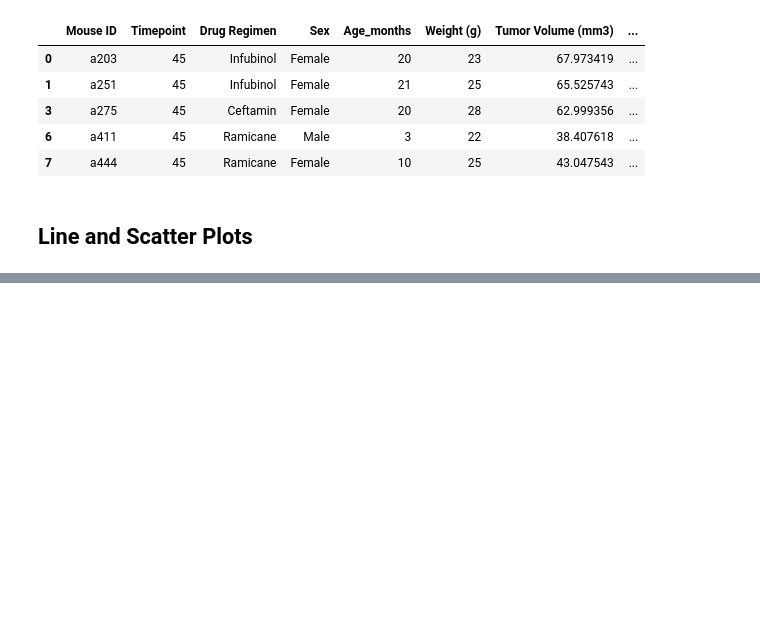
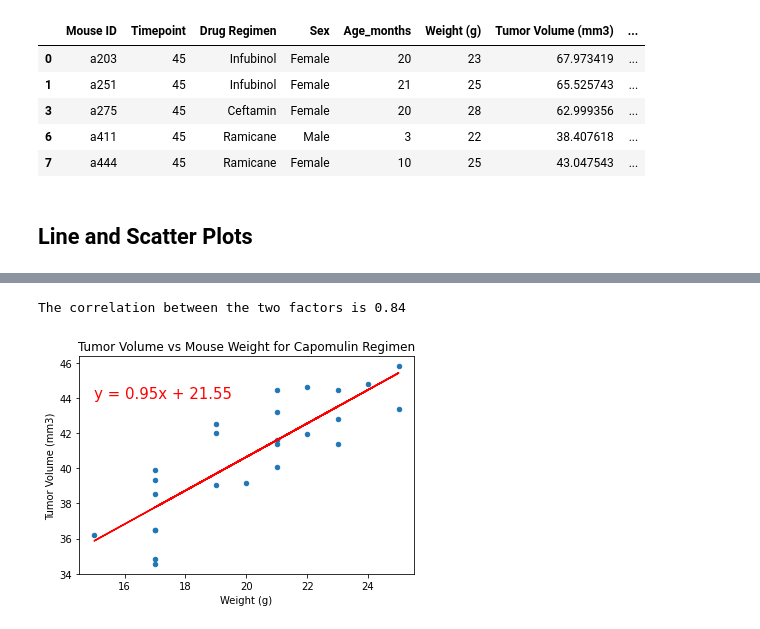
Before and after one commit to emeralddawns/Mouse-Tumor-Analysis, a Jupyter notebook: Pymaceuticals/Pymaceuticals.ipynb, the cells around one changed output, grey strips where cells are left out. Drawn from its saved outputs; the diff is of its cells as text; code cells hidden in the pictures; blank space fills up the shorter version.

```diff
--- a/Pymaceuticals/Pymaceuticals.ipynb
+++ b/Pymaceuticals/Pymaceuticals.ipynb
@@ -267,0 +285,23 @@ regimen = "Capomulin"
+# %%
+x_values = data_mean["Weight (g)"]
+y_values = data_mean["Tumor Volume (mm3)"]
+
+(slope, intercept, rvalue, pvalue, stderr) = linregress(x_values, y_values)
+regress_values = x_values * slope + intercept
+line_eq = "y = " + str(round(slope,2)) + "x + " + str(round(intercept,2))
+
+#Print out the correlation value
+print(f"The correlation between the two factors is {round(rvalue,2)}")
+
+#Plot orginal scatter plot  (data_mean.plot.scatter)
+data_mean.plot.scatter(x = "Weight (g)", y = "Tumor Volume (mm3)", title = title);
+
+#Add plot of linear regression model
+plt.plot(x_values, regress_values, "r-")
+plt.annotate(line_eq, (15, 44), fontsize=15, color="red")
+plt.xlabel("Weight (g)")
+plt.ylabel("Tumor Volume (mm3)")
+plt.show()
+# %% [output]
+The correlation between the two factors is 0.84
+[figure, added]
```
Also changed, not shown: parts of 5 cells of this notebook.
